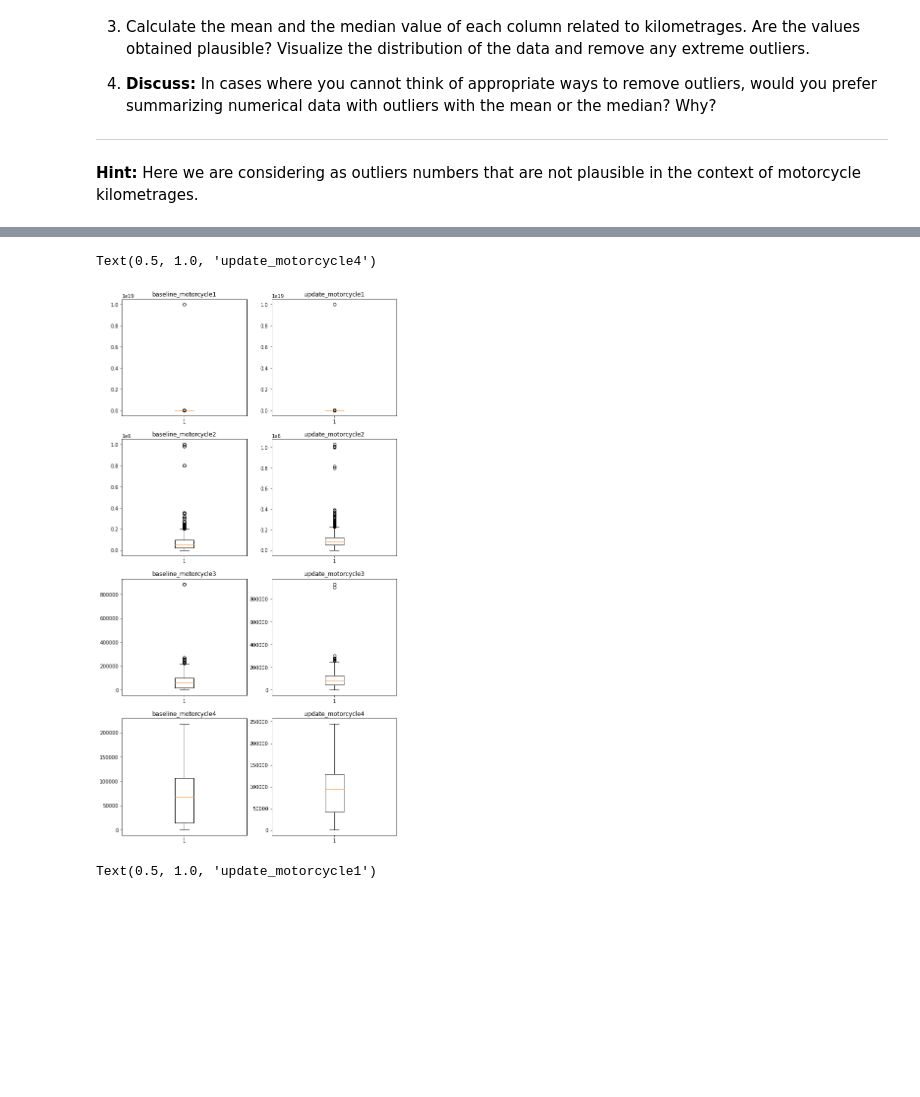
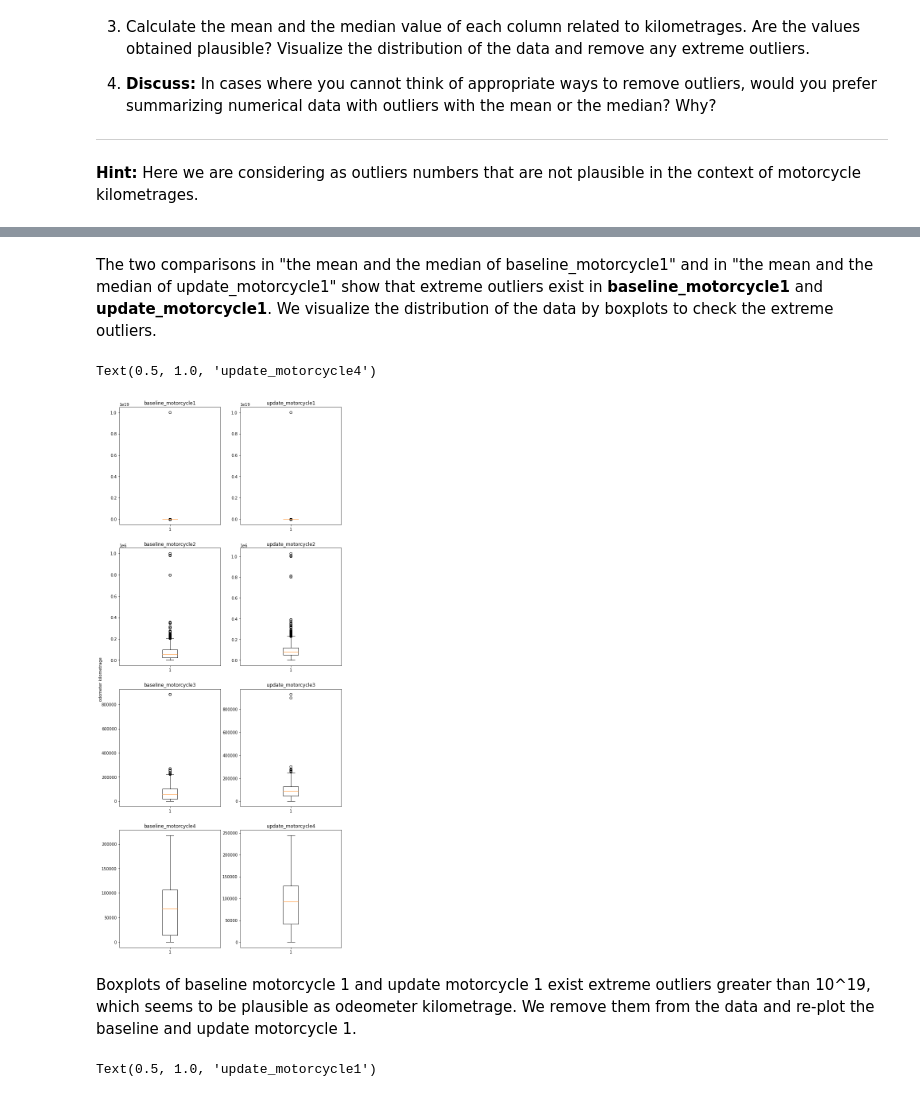
Before and after one commit to lancelotzomax/2021, a Jupyter notebook: Homework/01 - Pandas Data Wrangling and Data Viz/hw1.ipynb, the cells around one changed output, grey strips where cells are left out. Drawn from its saved outputs; the diff is of its cells as text; code cells hidden in the pictures; blank space fills up the shorter version.

```diff
--- a/Homework/01 - Pandas Data Wrangling and Data Viz/hw1.ipynb
+++ b/Homework/01 - Pandas Data Wrangling and Data Viz/hw1.ipynb
@@ -275,3 +300,5 @@ tsv_read_copy_describe
+# %% [markdown]
+The two comparisons in "the mean and the median of baseline_motorcycle1" and in "the mean and the median of update_motorcycle1" show that extreme outliers exist in **baseline_motorcycle1** and **update_motorcycle1**. We visualize the distribution of the data by boxplots to check the extreme outliers.
 # %%
 #tsv_boxplot = tsv_read_copy.boxplot(column=['baseline_motorcycle1', 'update_motorcycle1', 'baseline_motorcycle2', 'update_motorcycle2', 'baseline_motorcycle3', 'update_motorcycle3', 'baseline_motorcycle4', 'update_motorcycle4'])
 
@@ -288,35 +315,44 @@ nan_excluded_update_motorcycle3 = tsv_read_copy.update_motorcycle3[~np.isnan(tsv
 nan_excluded_baseline_motorcycle4 = tsv_read_copy.baseline_motorcycle4[~np.isnan(tsv_read_copy.baseline_motorcycle4)]
 nan_excluded_update_motorcycle4 = tsv_read_copy.update_motorcycle4[~np.isnan(tsv_read_copy.update_motorcycle4)]
 
 # Draw a boxplot for each row and mark the outliers
-fig, axs = plt.subplots(4, 2, figsize=(10,20))
+fig, axs = plt.subplots(4, 2, figsize=(10,25))
+fig.text(0.06, 0.5, 'odometer kilometrage', ha='center', va='center', rotation='vertical')
 
 axs[0, 0].boxplot(nan_excluded_baseline_motorcycle1)
 axs[0, 0].set_title("baseline_motorcycle1")
+#axs[0, 0].set_ylabel('odometer kilometrage of baseline motorcycle 1')
 
 axs[0, 1].boxplot(nan_excluded_update_motorcycle1)
 axs[0, 1].set_title("update_motorcycle1")
+#axs[0, 1].set_ylabel('odometer kilometrage of update motorcycle 1')
 
 axs[1, 0].boxplot(nan_excluded_baseline_motorcycle2)
 axs[1, 0].set_title("baseline_motorcycle2")
+#axs[1, 0].set_ylabel('odometer kilometrage of baseline motorcycle 2')
 
 axs[1, 1].boxplot(nan_excluded_update_motorcycle2)
 axs[1, 1].set_title("update_motorcycle2")
+#axs[1, 1].set_ylabel('odometer kilometrage of update motorcycle 2')
 
 axs[2, 0].boxplot(nan_excluded_baseline_motorcycle3)
 axs[2, 0].set_title("baseline_motorcycle3")
+#axs[2, 0].set_ylabel('odometer kilometrage of baseline motorcycle 3')
 
 axs[2, 1].boxplot(nan_excluded_update_motorcycle3)
 axs[2, 1].set_title("update_motorcycle3")
+#axs[2, 1].set_ylabel('odometer kilometrage of update motorcycle 3')
 
 axs[3, 0].boxplot(nan_excluded_baseline_motorcycle4)
 axs[3, 0].set_title("baseline_motorcycle4")
+#axs[3, 0].set_ylabel('odometer kilometrage of baseline motorcycle 4')
 
 axs[3, 1].boxplot(nan_excluded_update_motorcycle4)
 axs[3, 1].set_title("update_motorcycle4")
-
-# using the variable axs for multiple Axes
+#axs[3, 1].set_ylabel('odometer kilometrage of update motorcycle 4')
 # %% [output]
 Text(0.5, 1.0, 'update_motorcycle4')
-[figure, old version]
+[figure, new version]
+# %% [markdown]
+Boxplots of baseline motorcycle 1 and update motorcycle 1 exist extreme outliers greater than 10^19, which seems to be plausible as odeometer kilometrage. We remove them from the data and re-plot the baseline and update motorcycle 1.
 # %%
```
Also changed, not shown: parts of 19 cells of this notebook.
